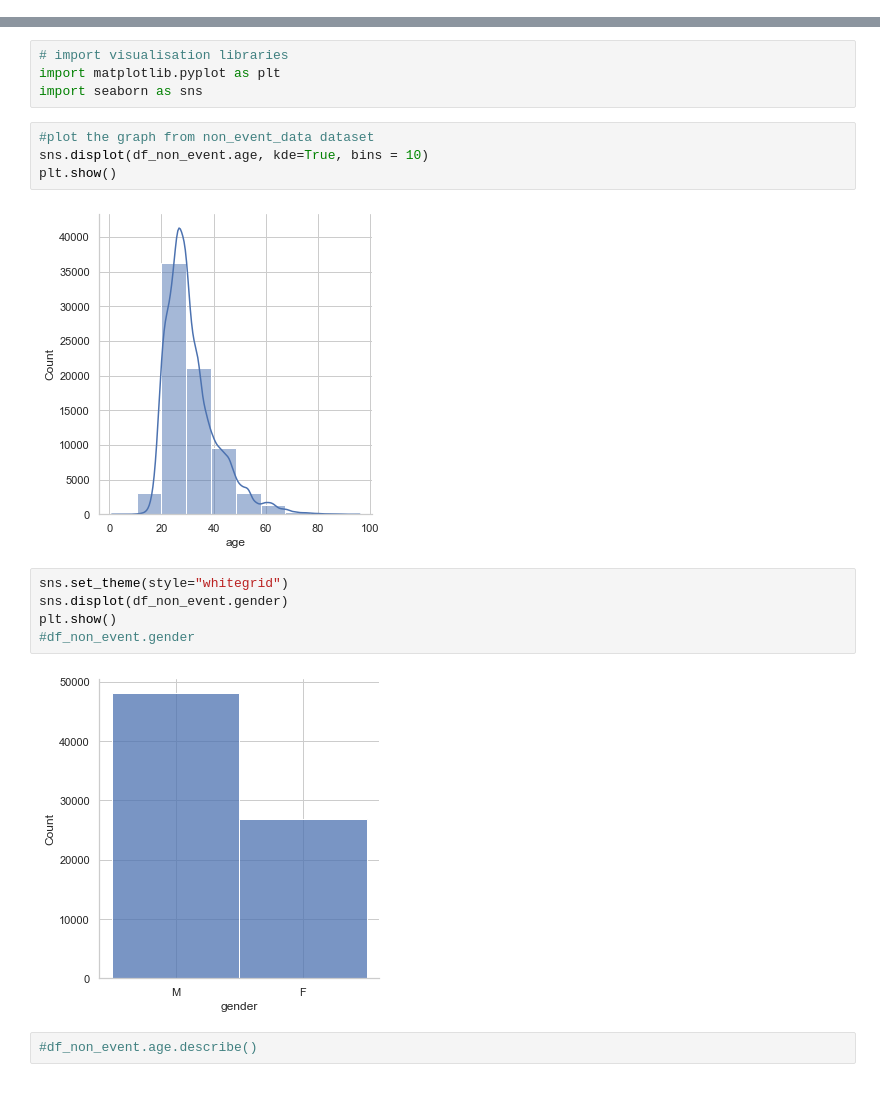
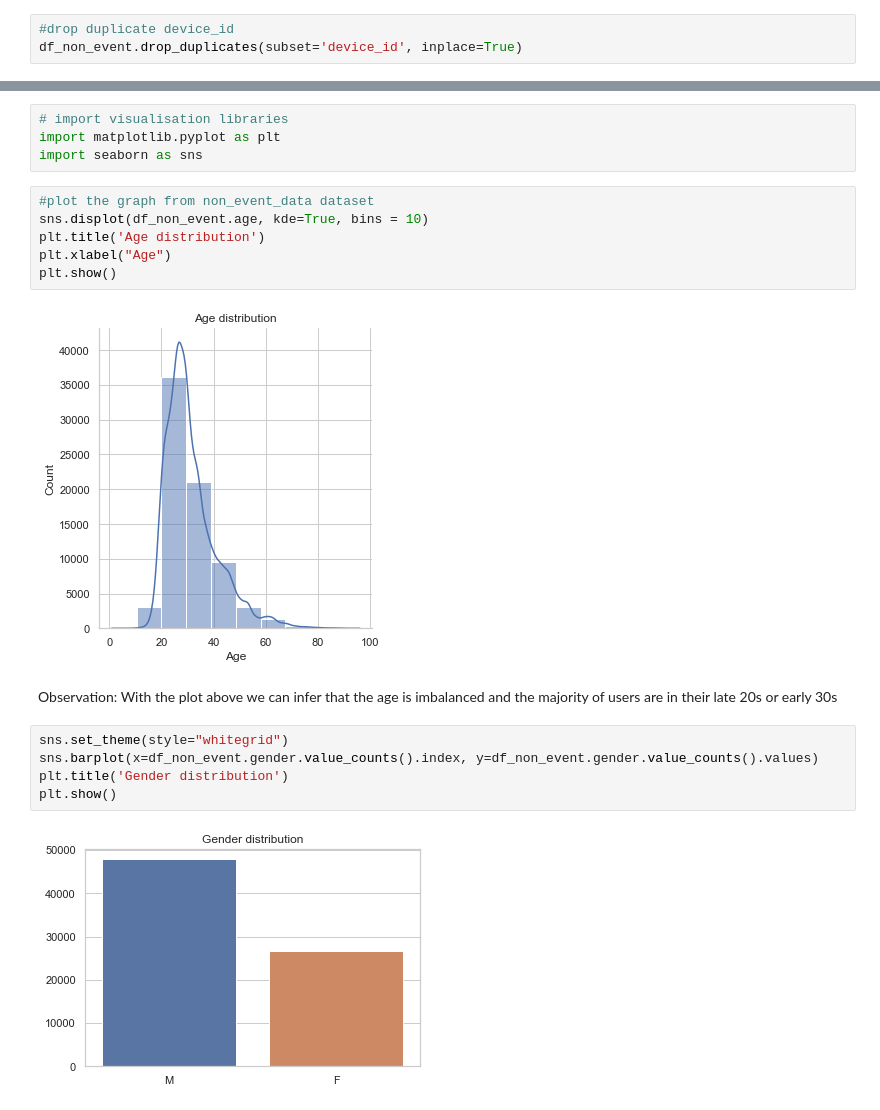
Before and after one commit to SinghChandrabhan/capstone, a Jupyter notebook: 1_Initial/initial.ipynb, the cells around one changed output, grey strips where cells are left out. Saved outputs shown, nothing was run; the diff lists cells and outputs as text.

```diff
--- a/1_Initial/initial.ipynb
+++ b/1_Initial/initial.ipynb
@@ -89 +105,4 @@ dtype: object
+# %%
+#drop duplicate device_id
+df_non_event.drop_duplicates(subset='device_id', inplace=True)
 # %%
@@ -109,15 +128,17 @@ import seaborn as sns
 # %%
 #plot the graph from non_event_data dataset
 sns.displot(df_non_event.age, kde=True, bins = 10)
+plt.title('Age distribution')
+plt.xlabel("Age")
 plt.show()
 # %% [output]
-[figure, old version]
+[figure, new version]
+# %% [markdown]
+Observation: With the plot above we can infer that the age is imbalanced and the majority of users are in their late 20s or early 30s
 # %%
 sns.set_theme(style="whitegrid")
-sns.displot(df_non_event.gender)
+sns.barplot(x=df_non_event.gender.value_counts().index, y=df_non_event.gender.value_counts().values)
+plt.title('Gender distribution')
 plt.show()
-#df_non_event.gender
 # %% [output]
-[figure, old version]
+[figure, new version]
-# %%
-#df_non_event.age.describe()
```
Also changed, not shown: parts of 74 cells of this notebook, 3 other files.
